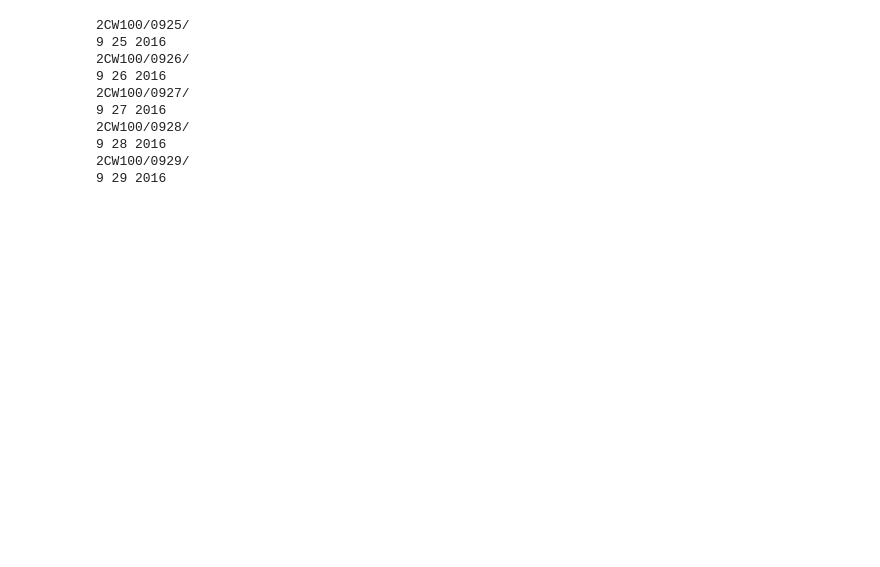
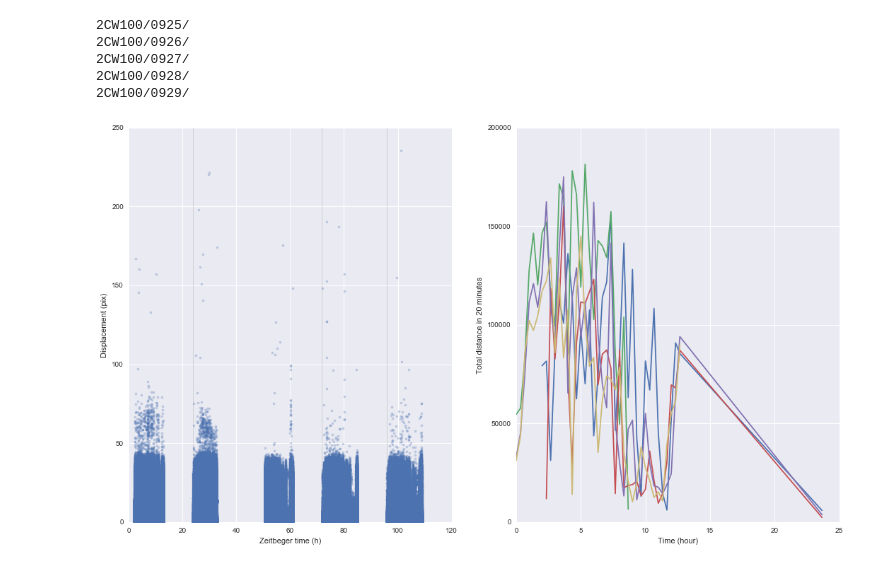
Before and after one commit to lmn93beo/Finch_Movement, a Jupyter notebook: Finch_Movement.ipynb, the cells around one changed output. Saved outputs shown, nothing was run; the diff lists cells and outputs as text; code cells hidden in the pictures; blank space fills up the shorter version.

Commit message:
Added function to do all analysis for each animal

```diff
--- a/Finch_Movement.ipynb
+++ b/Finch_Movement.ipynb
@@ -104,20 +106,3 @@ def collect_all_days(parent_dir, days, remove_zeros=True, cutoff_area=10000, dro
             print '     Directory does not exist'
 
     return pd.concat(frames)
-# %%
-days = pd.date_range('9/25/2016', periods=5, freq='d')
-frame_2CW100_all = collect_all_days('2CW100/', days)
-# %% [output]
-2CW100/0925/
-9 25 2016
-2CW100/0926/
-9 26 2016
-2CW100/0927/
-9 27 2016
-2CW100/0928/
-9 28 2016
-2CW100/0929/
-9 29 2016
-# %%
-days = pd.date_range('7/7/2016', periods=5, freq='d')
-frame_2CW305_all = collect_all_days('2CW305/', days)
@@ -125,0 +200,32 @@ plt.subplots?
+# %%
+def process_animal(name, start_day_str, start_time_str=' 7:00AM', ndays=5,
+                   time=20, unit='Minute', save=False):
+    '''
+    Perform the analysis procedure for the specified animal
+    name: string for name of animal, will read from folder of the same name
+    start_day_str: string that represents start day, e.g. '9/25/2016'
+    periods: number of days to read
+    save: indicates whether the final frame should be saved to a .csv
+    '''
+    days = pd.date_range(start_day_str, periods=ndays, freq='d')
+    frame_all = collect_all_days(name + '/', days)
+
+    # Calculate displacement and zeitbeger time
+    frame_all['Displacement'] = get_displacement(frame_all)
+    frame_all['ZeitTime'] = get_zeit(frame_all, start_time_str=start_day_str + start_time_str)
+
+    # Make plots of (1) all displacement points (2) binned activity, 20 minutes
+    fig, ax = plt.subplots(1, 2, figsize=(18,10))
+    plot_all_data(frame_all, ax[0])
+
+    activity = aggregate_activity(frame_all, time=time, unit=unit,
+                                  plot=True, axis=ax[1], save=save, name=name)
+# %%
+process_animal('2CW100', '9/25/2016', ndays=5, save=True)
+# %% [output]
+2CW100/0925/
+2CW100/0926/
+2CW100/0927/
+2CW100/0928/
+2CW100/0929/
+[figure, added]
```
Also changed, not shown: parts of 45 cells of this notebook.
